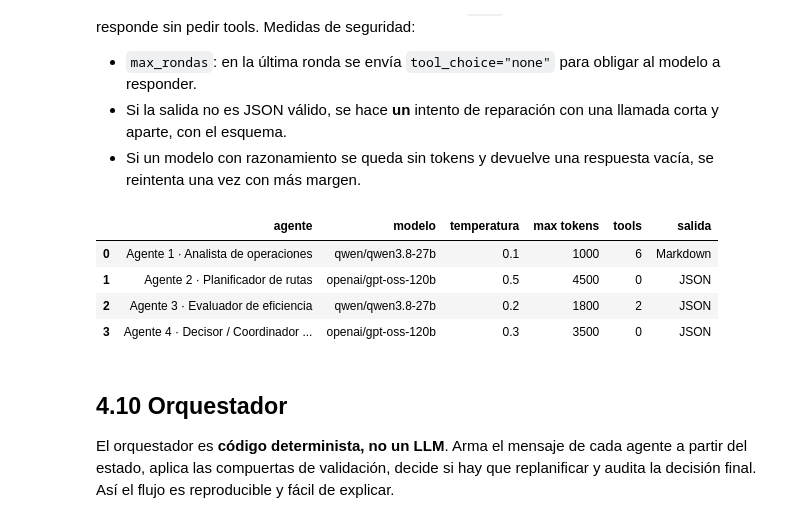
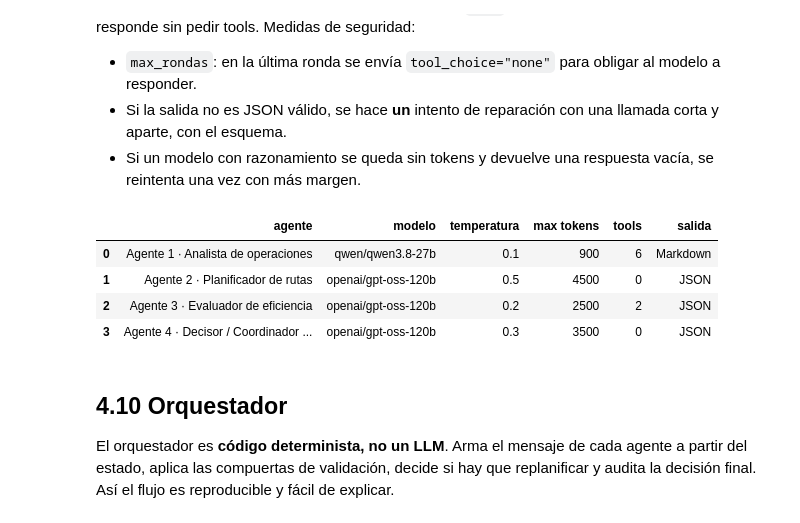
Before and after one commit to nayeli-guzman/multi-agent-groq, a Jupyter notebook: LasGrills_Hackathon7_RutaBrasa.ipynb, the cells around one changed output. Cells and saved outputs as stored; diff of their text form; code cells hidden in the pictures.

```diff
--- a/LasGrills_Hackathon7_RutaBrasa.ipynb
+++ b/LasGrills_Hackathon7_RutaBrasa.ipynb
@@ -191,15 +191,15 @@ pd.set_option("display.width", 220)
 PROVEEDOR = os.getenv("PROVEEDOR_LLM", "groq")   # "groq" para la entrega y la demo; "ollama" solo para ensayos locales
 
 # Modelo principal + cadena de respaldo por agente (solo modelos que hoy ofrece Groq: Llama ya fue retirado).
-# Repartimos los agentes entre dos modelos porque Groq limita los tokens por minuto POR MODELO:
-# así el Analista y el Evaluador (qwen) no compiten por la misma cuota que el Planificador y el Decisor (gpt-oss-120b).
-#  - qwen3.8-27b: tool calls en paralelo (el Analista registra varios cambios en una sola ronda).
-#  - gpt-oss-120b: razonamiento + salida JSON con esquema estricto.
+#  - qwen3.8-27b: tool calls en paralelo, ideal para el Analista (registra varios cambios en una sola ronda).
+#    Ojo: en la capa gratuita solo admite 1000 tokens de SALIDA por minuto, así que no sirve para respuestas largas.
+#  - gpt-oss-120b: razonamiento + salida JSON con esquema estricto (Planificador, Evaluador y Decisor).
+#  - gpt-oss-20b: respaldo con cuota propia.
 MODELOS_POR_AGENTE = {
     "analista":     ["qwen/qwen3.8-27b", "openai/gpt-oss-120b", "openai/gpt-oss-20b"],
-    "planificador": ["openai/gpt-oss-120b", "qwen/qwen3.8-27b", "openai/gpt-oss-20b"],
-    "evaluador":    ["qwen/qwen3.8-27b", "openai/gpt-oss-20b", "openai/gpt-oss-120b"],
-    "decisor":      ["openai/gpt-oss-120b", "qwen/qwen3.8-27b", "openai/gpt-oss-20b"],
+    "planificador": ["openai/gpt-oss-120b", "openai/gpt-oss-20b", "qwen/qwen3.8-27b"],
+    "evaluador":    ["openai/gpt-oss-120b", "openai/gpt-oss-20b", "qwen/qwen3.8-27b"],
+    "decisor":      ["openai/gpt-oss-120b", "openai/gpt-oss-20b", "qwen/qwen3.8-27b"],
 }
 MODELOS_JSON_SCHEMA = {"openai/gpt-oss-120b", "openai/gpt-oss-20b", "qwen/qwen3.8-27b"}  # admiten salida estructurada estricta
 MODELO_OLLAMA = os.getenv("MODELO_OLLAMA", "qwen2.5:7b")
@@ -1726,38 +1765,39 @@ class Agente:
             salida.datos = parsear_json(salida.texto)
             if salida.datos is None:
                 salida.datos = self._reparar_json(salida, gestor)
         salida.segundos = round(time.time() - t0, 1)
         return salida
 
     def _reparar_json(self, salida, gestor):
         print("   ⚠️ la salida no era JSON válido; un intento de reparación")
         mensajes = [{"role": "system", "content": "Convierte el texto del usuario a un único objeto JSON con esta forma exacta, "
                                                   f"sin agregar información nueva:\n{ejemplo_json(self.esquema)}"},
                     {"role": "user", "content": salida.texto or "(vacío)"}]
         r = gestor.chat(self.clave, mensajes, esquema=self.esquema, temperatura=0.0, max_tokens=self.max_tokens,
                         razonamiento="low", etiqueta=f"{self.clave}-reparacion")
         salida.llamadas.append(r)
         return parsear_json(r.contenido)
 
 
 AGENTES = {
     "analista": Agente("analista", "Agente 1 · Analista de operaciones", PROMPT_ANALISTA, tools=TOOLS_ANALISTA,
-                       temperatura=0.1, max_tokens=1000, max_rondas=6, forzar_tool_inicial=True),
+                       temperatura=0.1, max_tokens=900, max_rondas=6, forzar_tool_inicial=True),
     "planificador": Agente("planificador", "Agente 2 · Planificador de rutas", PROMPT_PLANIFICADOR,
                            esquema=ESQUEMA_PLANIFICADOR, temperatura=0.5, max_tokens=4500, razonamiento="low"),
     "evaluador": Agente("evaluador", "Agente 3 · Evaluador de eficiencia", PROMPT_EVALUADOR, tools=TOOLS_EVALUADOR,
-                        esquema=ESQUEMA_EVALUADOR, temperatura=0.2, max_tokens=1800, max_rondas=3, forzar_tool_inicial=True),
+                        esquema=ESQUEMA_EVALUADOR, temperatura=0.2, max_tokens=2500, razonamiento="low", max_rondas=3,
+                        forzar_tool_inicial=True),
     "decisor": Agente("decisor", "Agente 4 · Decisor / Coordinador logístico", PROMPT_DECISOR,
                       esquema=ESQUEMA_DECISOR, temperatura=0.3, max_tokens=3500, razonamiento="low"),
 }
 display(pd.DataFrame([{"agente": a.nombre, "modelo": gestor.modelo_para(k), "temperatura": a.temperatura,
                        "max tokens": a.max_tokens, "tools": len(a.tools or []), "salida": "JSON" if a.esquema else "Markdown"}
                       for k, a in AGENTES.items()]))
 # %% [output]
 |  | agente | modelo | temperatura | max tokens | tools | salida |
-| 0 | Agente 1 · Analista de operaciones | qwen/qwen3.8-27b | 0.1 | 1000 | 6 | Markdown |
+| 0 | Agente 1 · Analista de operaciones | qwen/qwen3.8-27b | 0.1 | 900 | 6 | Markdown |
 | 1 | Agente 2 · Planificador de rutas | openai/gpt-oss-120b | 0.5 | 4500 | 0 | JSON |
-| 2 | Agente 3 · Evaluador de eficiencia | qwen/qwen3.8-27b | 0.2 | 1800 | 2 | JSON |
+| 2 | Agente 3 · Evaluador de eficiencia | openai/gpt-oss-120b | 0.2 | 2500 | 2 | JSON |
 | 3 | Agente 4 · Decisor / Coordinador ... | openai/gpt-oss-120b | 0.3 | 3500 | 0 | JSON |
 # %% [markdown]
 ## 4.10 Orquestador
```
Also changed, not shown: parts of 26 cells of this notebook, 33 other files.
